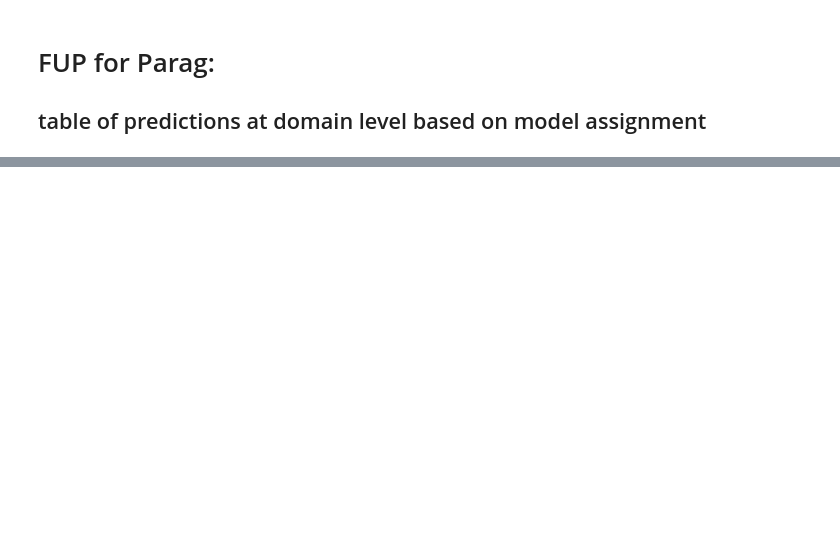
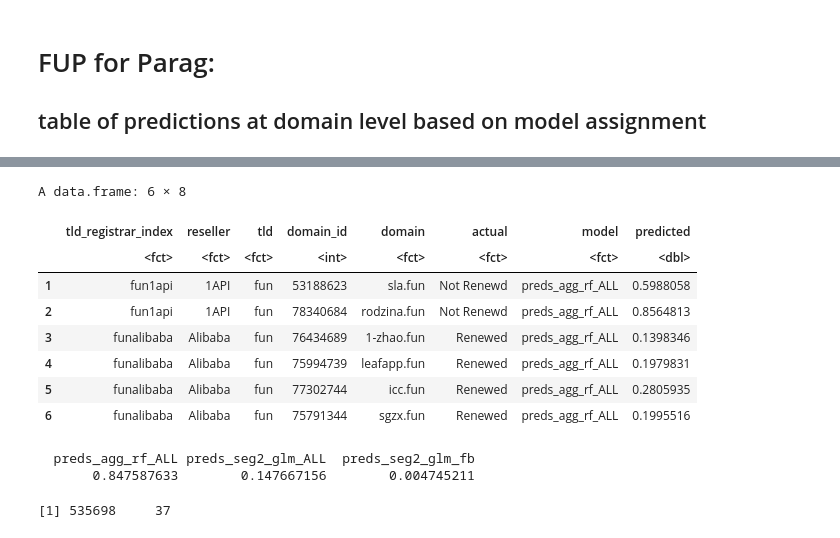
Before and after one commit to liouviaglou/Domains, a Jupyter notebook: scripts/phaseII_06_fallbacksupp/15_fallbackmeta_analysis.ipynb, the cells around one changed output, grey strips where cells are left out. Drawn from its saved outputs; the diff is of its cells as text; code cells hidden in the pictures; blank space fills up the shorter version.

```diff
--- a/scripts/phaseII_06_fallbacksupp/15_fallbackmeta_analysis.ipynb
+++ b/scripts/phaseII_06_fallbacksupp/15_fallbackmeta_analysis.ipynb
@@ -651,0 +465,22 @@ A data.frame: 475 × 63
+# %%
+meta_preds %>% select(tld_registrar_index, reseller, tld, domain_id, domain,
+                                      actual, 'model','predicted') %>% head()
+# %% [output]
+A data.frame: 6 × 8
+|  | tld_registrar_index | reseller | tld | domain_id | domain | actual | model | predicted |
+|  | <fct> | <fct> | <fct> | <int> | <fct> | <fct> | <fct> | <dbl> |
+| 1 | fun1api | 1API | fun | 53188623 | sla.fun | Not Renewd | preds_agg_rf_ALL | 0.5988058 |
+| 2 | fun1api | 1API | fun | 78340684 | rodzina.fun | Not Renewd | preds_agg_rf_ALL | 0.8564813 |
+| 3 | funalibaba | Alibaba | fun | 76434689 | 1-zhao.fun | Renewed | preds_agg_rf_ALL | 0.1398346 |
+| 4 | funalibaba | Alibaba | fun | 75994739 | leafapp.fun | Renewed | preds_agg_rf_ALL | 0.1979831 |
+| 5 | funalibaba | Alibaba | fun | 77302744 | icc.fun | Renewed | preds_agg_rf_ALL | 0.2805935 |
+| 6 | funalibaba | Alibaba | fun | 75791344 | sgzx.fun | Renewed | preds_agg_rf_ALL | 0.1995516 |
+# %%
+prop.table(table(meta_preds$model))
+# %% [output]
+  preds_agg_rf_ALL preds_seg2_glm_ALL  preds_seg2_glm_fb
+       0.847587633        0.147667156        0.004745211
+# %%
+dim(meta_preds)
+# %% [output]
+[1] 535698     37
```
Also changed, not shown: parts of 62 cells of this notebook, 4 other files.
